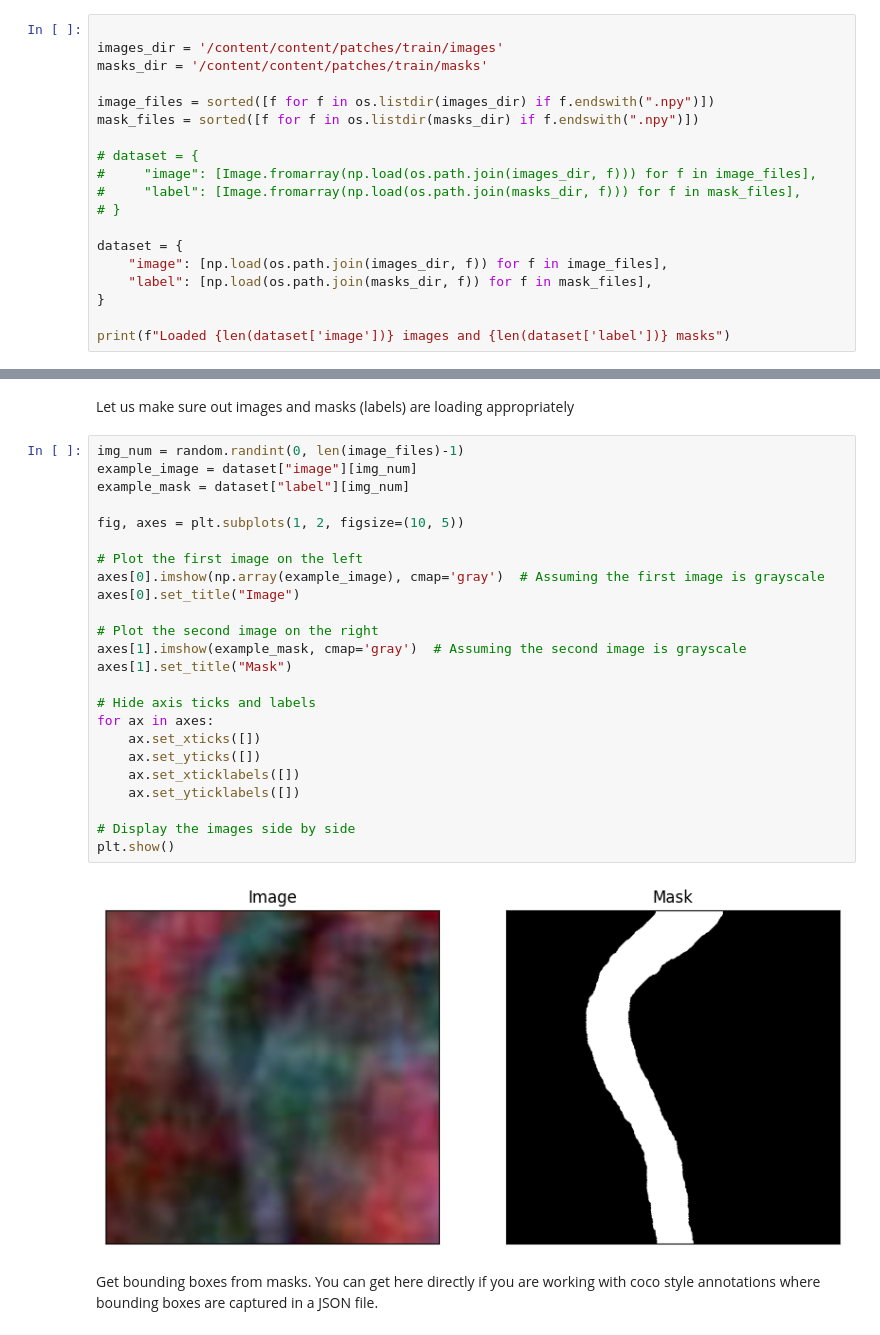
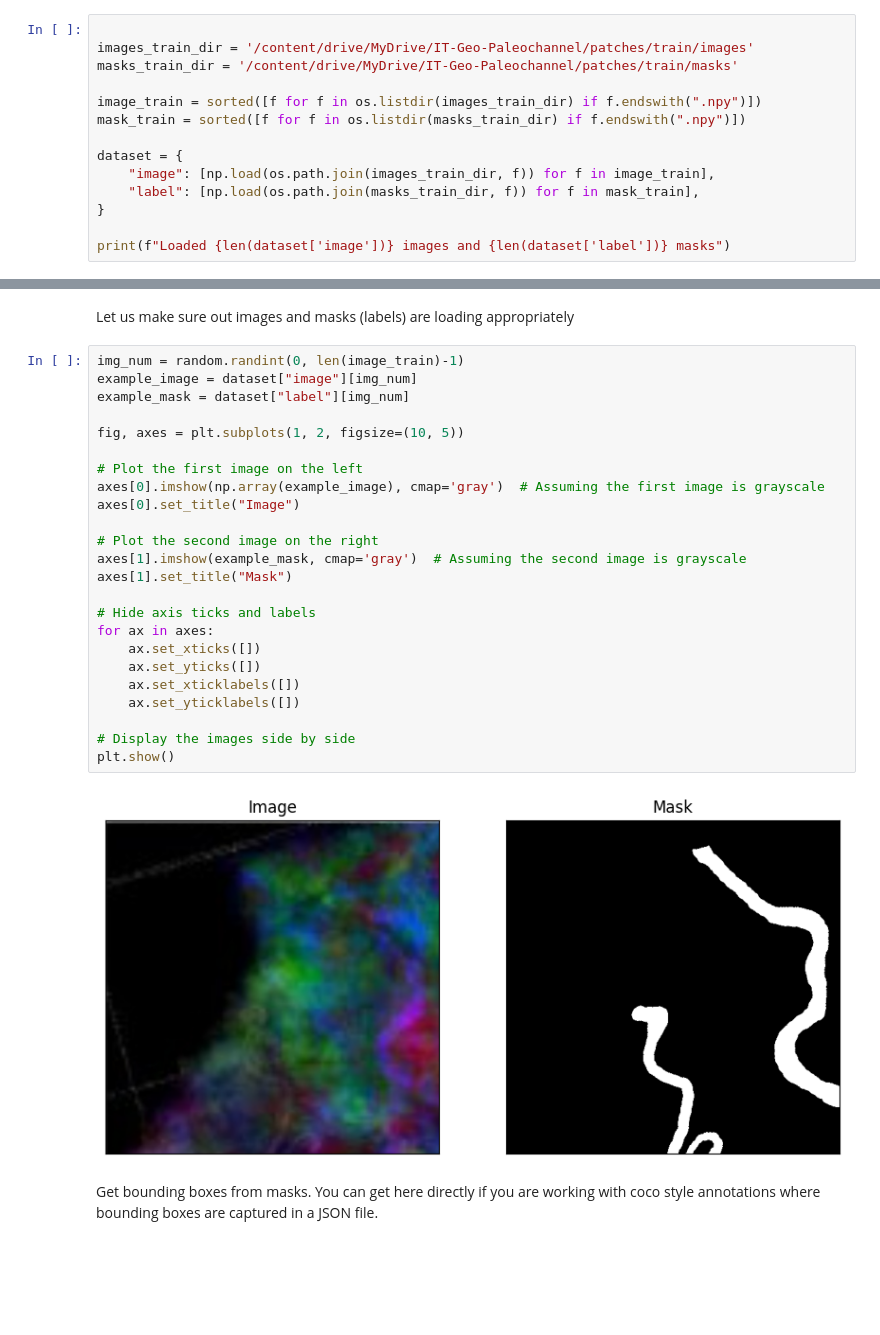
Before and after one commit to MargoBenedichuk/IT-Geo-Paleochannel, a Jupyter notebook: notebooks/tune_SAM.ipynb, the cells around one changed output, grey strips where cells are left out. Drawn from its saved outputs; the diff is of its cells as text; blank space fills up the shorter version.

```diff
--- a/notebooks/tune_SAM.ipynb
+++ b/notebooks/tune_SAM.ipynb
@@ -28,19 +43,14 @@ from PIL import Image
 # %%
 
-images_dir = '/content/content/patches/train/images'
-masks_dir = '/content/content/patches/train/masks'
+images_train_dir = '/content/drive/MyDrive/IT-Geo-Paleochannel/patches/train/images'
+masks_train_dir = '/content/drive/MyDrive/IT-Geo-Paleochannel/patches/train/masks'
 
-image_files = sorted([f for f in os.listdir(images_dir) if f.endswith(".npy")])
-mask_files = sorted([f for f in os.listdir(masks_dir) if f.endswith(".npy")])
-
-# dataset = {
-#     "image": [Image.fromarray(np.load(os.path.join(images_dir, f))) for f in image_files],
-#     "label": [Image.fromarray(np.load(os.path.join(masks_dir, f))) for f in mask_files],
-# }
+image_train = sorted([f for f in os.listdir(images_train_dir) if f.endswith(".npy")])
+mask_train = sorted([f for f in os.listdir(masks_train_dir) if f.endswith(".npy")])
 
 dataset = {
-    "image": [np.load(os.path.join(images_dir, f)) for f in image_files],
-    "label": [np.load(os.path.join(masks_dir, f)) for f in mask_files],
+    "image": [np.load(os.path.join(images_train_dir, f)) for f in image_train],
+    "label": [np.load(os.path.join(masks_train_dir, f)) for f in mask_train],
 }
 
 print(f"Loaded {len(dataset['image'])} images and {len(dataset['label'])} masks")
@@ -49,31 +75,31 @@ Loaded 119 images and 119 masks
 # %% [markdown]
 Let us make sure out images and masks (labels) are loading appropriately
 # %%
-img_num = random.randint(0, len(image_files)-1)
+img_num = random.randint(0, len(image_train)-1)
 example_image = dataset["image"][img_num]
 example_mask = dataset["label"][img_num]
 
 fig, axes = plt.subplots(1, 2, figsize=(10, 5))
 
 # Plot the first image on the left
 axes[0].imshow(np.array(example_image), cmap='gray')  # Assuming the first image is grayscale
 axes[0].set_title("Image")
 
 # Plot the second image on the right
 axes[1].imshow(example_mask, cmap='gray')  # Assuming the second image is grayscale
 axes[1].set_title("Mask")
 
 # Hide axis ticks and labels
 for ax in axes:
     ax.set_xticks([])
     ax.set_yticks([])
     ax.set_xticklabels([])
     ax.set_yticklabels([])
 
 # Display the images side by side
 plt.show()
 # %% [output]
-[figure, old version]
+[figure, new version]
 # %% [markdown]
 Get bounding boxes from masks. You can get here directly if you are working with coco style annotations where bounding boxes are captured in a JSON file.
 # %%
```
Also changed, not shown: parts of 28 cells of this notebook, 1 other file.
